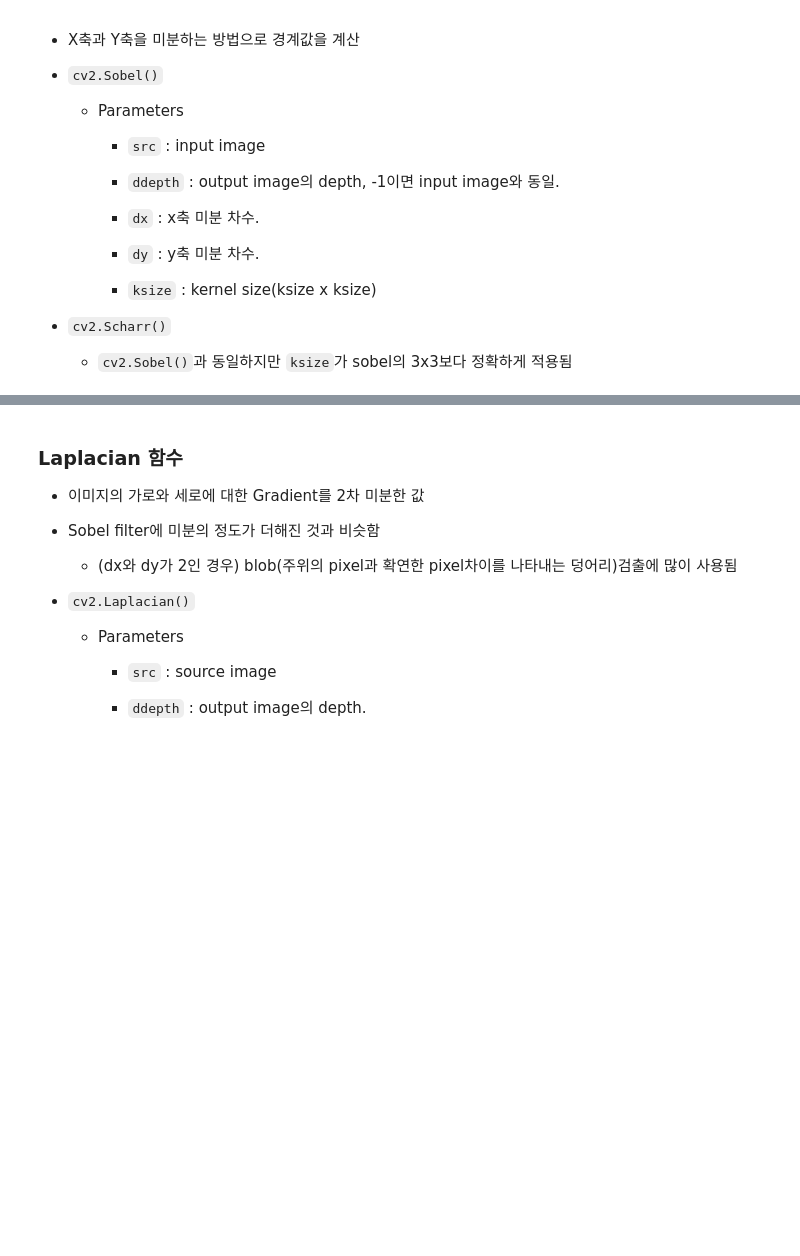
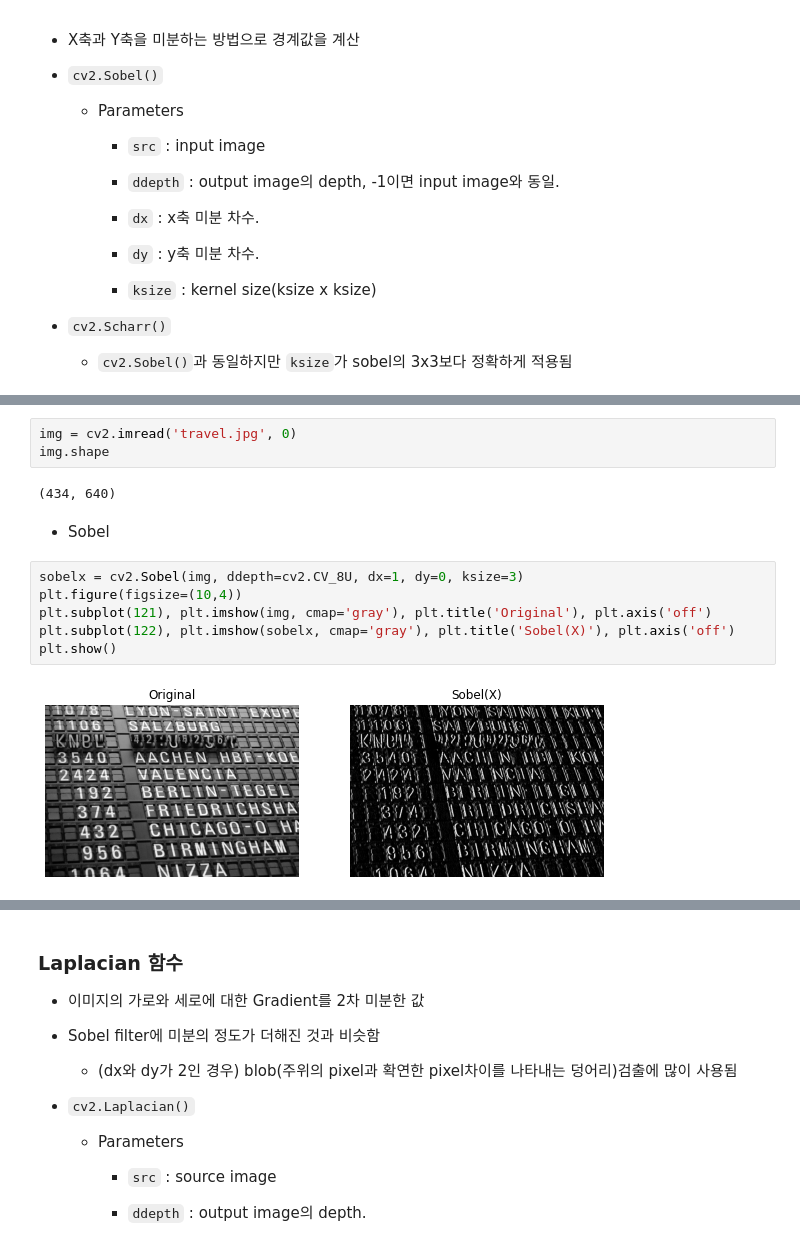
Before and after one commit to ckiekim/DeepLearning_2022_01, a Jupyter notebook: 11.OpenCV/09_Image_Gradients.ipynb, the cells around one changed output, grey strips where cells are left out. Cells and saved outputs as stored; diff of their text form; blank space fills up the shorter version.

```diff
--- a/11.OpenCV/09_Image_Gradients.ipynb
+++ b/11.OpenCV/09_Image_Gradients.ipynb
@@ -34,0 +46,15 @@
+# %%
+img = cv2.imread('travel.jpg', 0)
+img.shape
+# %% [output]
+(434, 640)
+# %% [markdown]
+- Sobel
+# %%
+sobelx = cv2.Sobel(img, ddepth=cv2.CV_8U, dx=1, dy=0, ksize=3)
+plt.figure(figsize=(10,4))
+plt.subplot(121), plt.imshow(img, cmap='gray'), plt.title('Original'), plt.axis('off')
+plt.subplot(122), plt.imshow(sobelx, cmap='gray'), plt.title('Sobel(X)'), plt.axis('off')
+plt.show()
+# %% [output]
+[figure, added]
```
Also changed, not shown: parts of 12 cells of this notebook.
